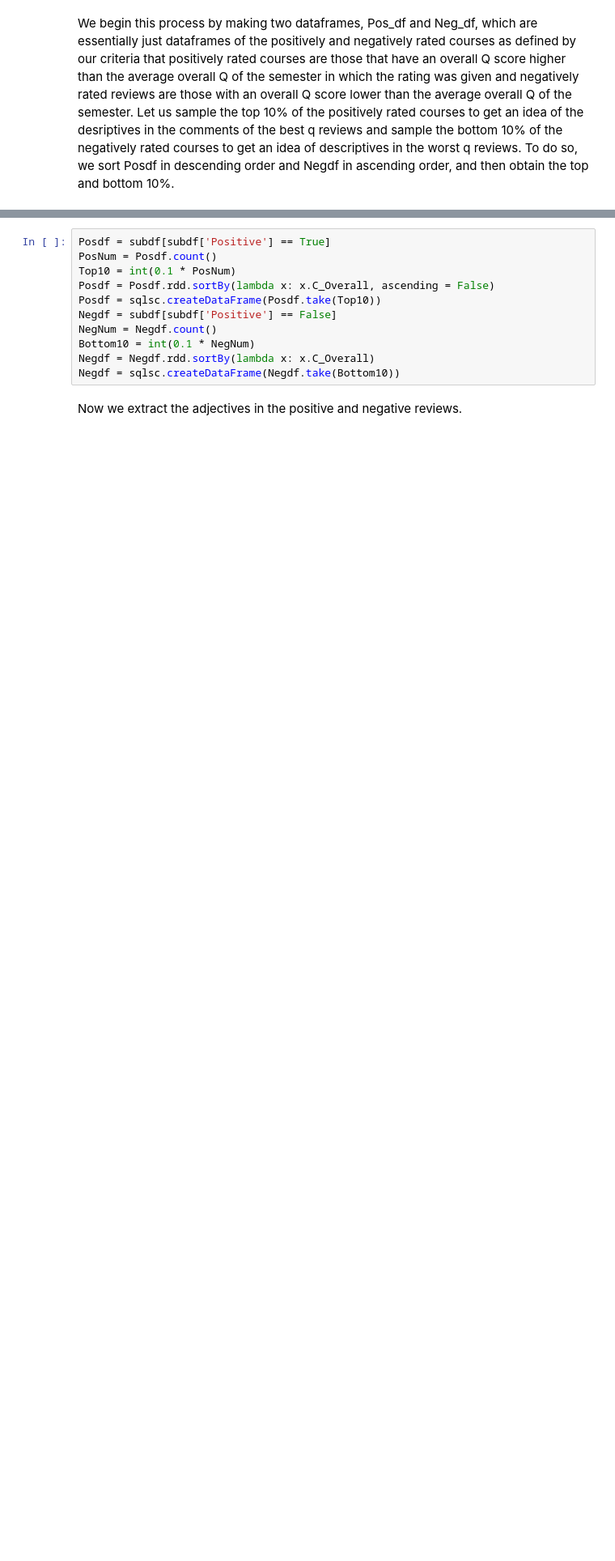
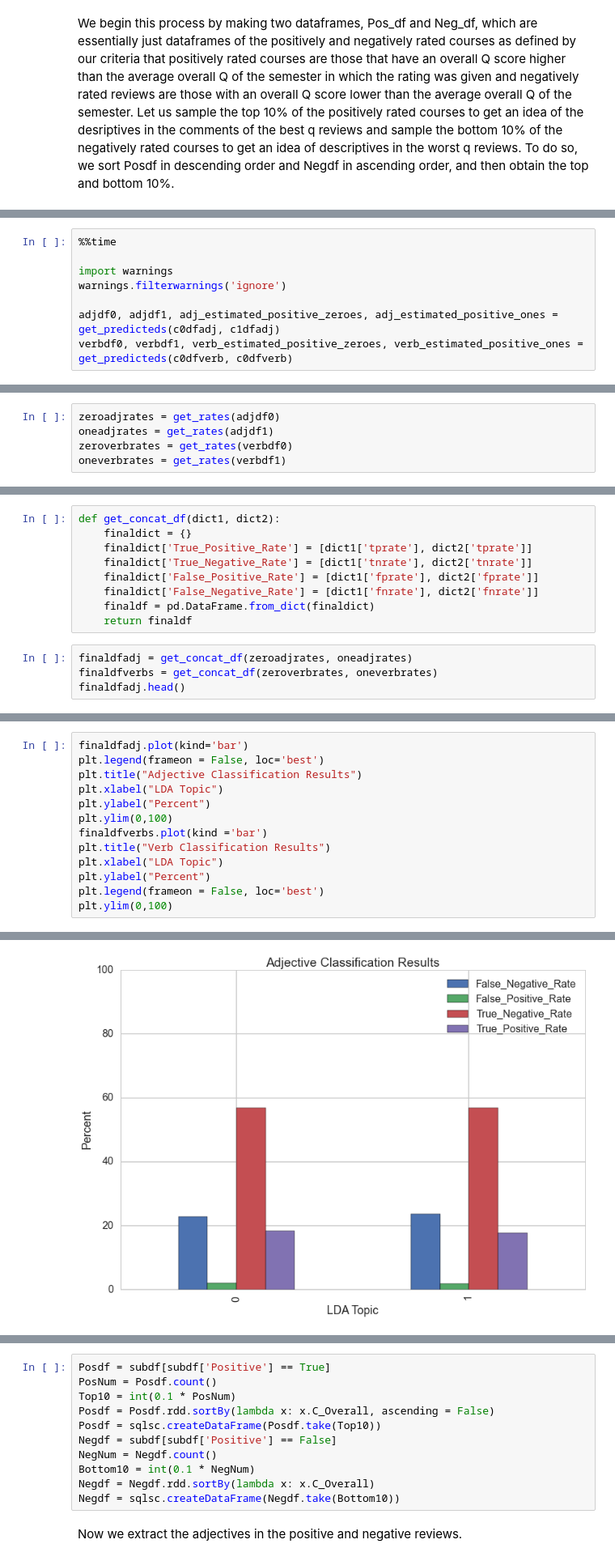
Before and after one commit to afai/cs109-project, a Jupyter notebook: textanalysis.ipynb, the cells around one changed output, grey strips where cells are left out. Shown at 81% size. Cells and saved outputs as stored; diff of their text form; blank space fills up the shorter version.

```diff
--- a/textanalysis.ipynb
+++ b/textanalysis.ipynb
@@ -645,0 +954,8 @@ We begin this process by making two dataframes, Pos_df and Neg_df, which are ess
+# %%
+%%time
+
+import warnings
+warnings.filterwarnings('ignore')
+
+adjdf0, adjdf1, adj_estimated_positive_zeroes, adj_estimated_positive_ones = get_predicteds(c0dfadj, c1dfadj)
+verbdf0, verbdf1, verb_estimated_positive_zeroes, verb_estimated_positive_ones = get_predicteds(c0dfverb, c0dfverb)
@@ -645,0 +1003,5 @@ We begin this process by making two dataframes, Pos_df and Neg_df, which are ess
+# %%
+zeroadjrates = get_rates(adjdf0)
+oneadjrates = get_rates(adjdf1)
+zeroverbrates = get_rates(verbdf0)
+oneverbrates = get_rates(verbdf1)
@@ -645,0 +1010,13 @@ We begin this process by making two dataframes, Pos_df and Neg_df, which are ess
+# %%
+def get_concat_df(dict1, dict2):
+    finaldict = {}
+    finaldict['True_Positive_Rate'] = [dict1['tprate'], dict2['tprate']]
+    finaldict['True_Negative_Rate'] = [dict1['tnrate'], dict2['tnrate']]
+    finaldict['False_Positive_Rate'] = [dict1['fprate'], dict2['fprate']]
+    finaldict['False_Negative_Rate'] = [dict1['fnrate'], dict2['fnrate']]
+    finaldf = pd.DataFrame.from_dict(finaldict)
+    return finaldf
+# %%
+finaldfadj = get_concat_df(zeroadjrates, oneadjrates)
+finaldfverbs = get_concat_df(zeroverbrates, oneverbrates)
+finaldfadj.head()
@@ -645,0 +1027,14 @@ We begin this process by making two dataframes, Pos_df and Neg_df, which are ess
+# %%
+finaldfadj.plot(kind='bar')
+plt.legend(frameon = False, loc='best')
+plt.title("Adjective Classification Results")
+plt.xlabel("LDA Topic")
+plt.ylabel("Percent")
+plt.ylim(0,100)
+finaldfverbs.plot(kind ='bar')
+plt.title("Verb Classification Results")
+plt.xlabel("LDA Topic")
+plt.ylabel("Percent")
+plt.legend(frameon = False, loc='best')
+plt.ylim(0,100)
+# %% [output]
@@ -645,0 +1042 @@ We begin this process by making two dataframes, Pos_df and Neg_df, which are ess
+[figure, added]
```
Also changed, not shown: parts of 110 cells of this notebook.
